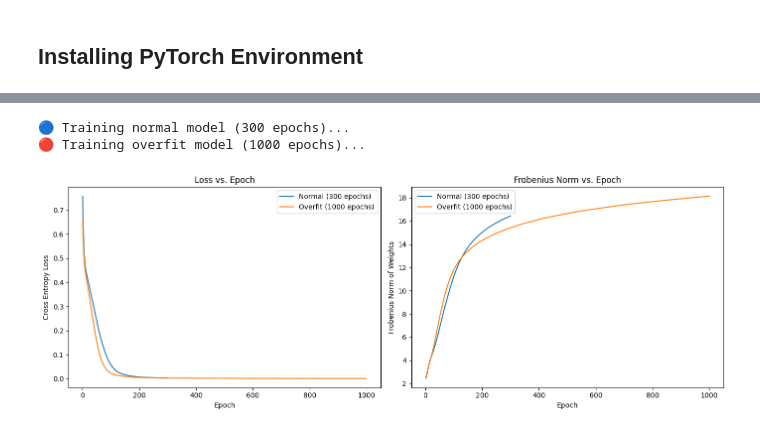
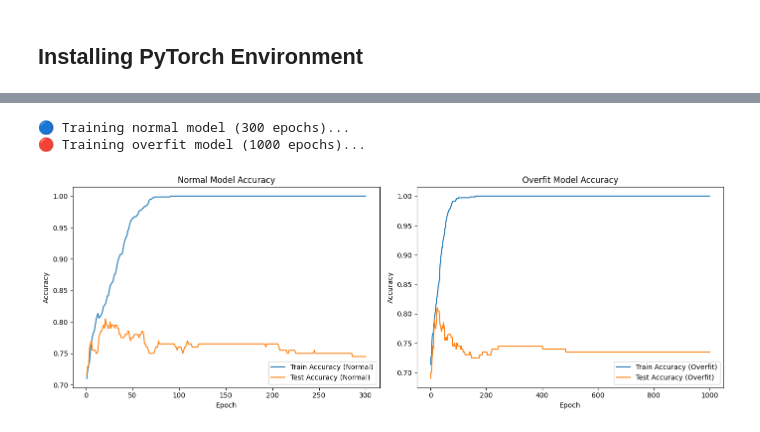
Before and after one commit to TonyZhang2004/Privacy-Preserving-Overfitting-Detection, a Jupyter notebook: Frob_norm_two_layered.ipynb, the cells around one changed output, grey strips where cells are left out. Drawn from its saved outputs; the diff is of its cells as text; code cells hidden in the pictures.

```diff
--- a/Frob_norm_two_layered.ipynb
+++ b/Frob_norm_two_layered.ipynb
@@ -33,6 +33,14 @@ Requirement already satisfied: python-dateutil>=2.7 in ./.venv/lib/python3.13/si
 Requirement already satisfied: six>=1.5 in ./.venv/lib/python3.13/site-packages (from python-dateutil>=2.7->matplotlib) (1.17.0)
 Note: you may need to restart the kernel to use updated packages.
 # %%
+import pandas as pd
+import torch
+import torch.nn as nn
+import torch.optim as optim
+import matplotlib.pyplot as plt
+from sklearn.model_selection import train_test_split
+from sklearn.preprocessing import StandardScaler
+
 column_names = [
     'Status', 'Duration', 'CreditHistory', 'Purpose', 'CreditAmount',
     'Savings', 'Employment', 'InstallmentRate', 'PersonalStatusSex',
@@ -40,14 +48,18 @@ column_names = [
     'Housing', 'ExistingCredits', 'Job', 'NumLiablePeople', 'Telephone', 'ForeignWorker',
     'Target'
 ]
+
 df = pd.read_csv('german.data', sep=' ', names=column_names)
 categorical_cols = df.select_dtypes(include='object').columns
 df = pd.get_dummies(df, columns=categorical_cols)
 df['Target'] = df['Target'] - 1
+
 X = df.drop(columns='Target').values
 y = df['Target'].values
+
 scaler = StandardScaler()
 X = scaler.fit_transform(X)
+
 X_train, X_test, y_train, y_test = train_test_split(X, y, test_size=0.2, random_state=42)
 
 def to_tensor(X, y):
@@ -67,60 +79,97 @@ class TwoLayerNN(nn.Module):
         x = self.relu(self.fc1(x))
         return self.fc2(x)
 
-def compute_frobenius_norm(model):
-    weights = [param for name, param in model.named_parameters() if 'weight' in name]
-    all_weights = torch.cat([w.flatten() for w in weights])
-    return torch.norm(all_weights, p=2).item()
+def compute_accuracy(model, X, y):
+    model.eval()
+    with torch.no_grad():
+        outputs = model(X)
+        predictions = torch.argmax(outputs, dim=1)
+        correct = (predictions == y).sum().item()
+        total = y.size(0)
+    model.train()
+    return correct / total
 
-def train_model(model, X_train, y_train, epochs=300, lr=0.01):
+def compute_layerwise_frobenius_norm(model):
+    norms = {}
+    norms['fc1'] = torch.norm(model.fc1.weight.data, p='fro').item()
+    norms['fc2'] = torch.norm(model.fc2.weight.data, p='fro').item()
+    return norms
+
+def train_model(model, X_train, y_train, X_test, y_test, epochs=300, lr=0.01):
     criterion = nn.CrossEntropyLoss()
     optimizer = optim.Adam(model.parameters(), lr=lr)
-    losses, frob_norms = [], []
+    losses = []
+    train_accs = []
+    test_accs = []
+    layerwise_norms = {'fc1': [], 'fc2': []}
 
     for epoch in range(epochs):
         outputs = model(X_train)
         loss = criterion(outputs, y_train)
 
         optimizer.zero_grad()
         loss.backward()
         optimizer.step()
 
         losses.append(loss.item())
-        frob_norms.append(compute_frobenius_norm(model))
+        train_accs.append(compute_accuracy(model, X_train, y_train))
+        test_accs.append(compute_accuracy(model, X_test, y_test))
 
-    return model, losses, frob_norms
+        layer_norms = compute_layerwise_frobenius_norm(model)
+        for layer in layerwise_norms:
+            layerwise_norms[layer].append(layer_norms[layer])
+
+    return model, losses, train_accs, test_accs, layerwise_norms
 
 input_size = X_train.shape[1]
 
 print("🔵 Training normal model (300 epochs)...")
 model_normal = TwoLayerNN(input_size)
-model_normal, normal_losses, normal_frobs = train_model(model_normal, X_train_tensor, y_train_tensor, epochs=300)
+model_normal, normal_losses, normal_train_accs, normal_test_accs, normal_layer_norms = train_model(
+    model_normal, X_train_tensor, y_train_tensor, X_test_tensor, y_test_tensor, epochs=300
+)
 
 print("🔴 Training overfit model (1000 epochs)...")
 model_overfit = TwoLayerNN(input_size)
-model_overfit, overfit_losses, overfit_frobs = train_model(model_overfit, X_train_tensor, y_train_tensor, epochs=1000)
+model_overfit, overfit_losses, overfit_train_accs, overfit_test_accs, overfit_layer_norms = train_model(
+    model_overfit, X_train_tensor, y_train_tensor, X_test_tensor, y_test_tensor, epochs=1000
+)
 
+# Accuracy Plots
 plt.figure(figsize=(14, 5))
-
 plt.subplot(1, 2, 1)
-plt.plot(range(1, 301), normal_losses, label="Normal (300 epochs)")
-plt.plot(range(1, 1001), overfit_losses, label="Overfit (1000 epochs)")
-plt.title("Loss vs. Epoch")
-plt.xlabel("Epoch")
-plt.ylabel("Cross Entropy Loss")
+plt.plot(range(1, 301), normal_train_accs, label='Train Accuracy (Normal)')
+plt.plot(range(1, 301), normal_test_accs, label='Test Accuracy (Normal)')
+plt.title('Normal Model Accuracy')
+plt.xlabel('Epoch')
+plt.ylabel('Accuracy')
 plt.legend()
 
 plt.subplot(1, 2, 2)
-plt.plot(range(1, 301), normal_frobs, label="Normal (300 epochs)")
-plt.plot(range(1, 1001), overfit_frobs, label="Overfit (1000 epochs)")
-plt.title("Frobenius Norm vs. Epoch")
-plt.xlabel("Epoch")
-plt.ylabel("Frobenius Norm of Weights")
+plt.plot(range(1, 1001), overfit_train_accs, label='Train Accuracy (Overfit)')
+plt.plot(range(1, 1001), overfit_test_accs, label='Test Accuracy (Overfit)')
+plt.title('Overfit Model Accuracy')
+plt.xlabel('Epoch')
+plt.ylabel('Accuracy')
 plt.legend()
 
 plt.tight_layout()
 plt.show()
+
+# Frobenius Norm Plots
+plt.figure(figsize=(14, 5))
+for i, layer in enumerate(['fc1', 'fc2']):
+    plt.subplot(1, 2, i+1)
+    plt.plot(range(1, 301), normal_layer_norms[layer], label=f'Normal ({layer})')
+    plt.plot(range(1, 1001), overfit_layer_norms[layer], label=f'Overfit ({layer})')
+    plt.title(f'Frobenius Norm - {layer}')
+    plt.xlabel('Epoch')
+    plt.ylabel('Frobenius Norm')
+    plt.legend()
+
+plt.tight_layout()
+plt.show()
 # %% [output]
 🔵 Training normal model (300 epochs)...
 🔴 Training overfit model (1000 epochs)...
-[figure, old version]
+[figure, new version]
```
Also changed, not shown: parts of 3 cells of this notebook, 3 other files.
